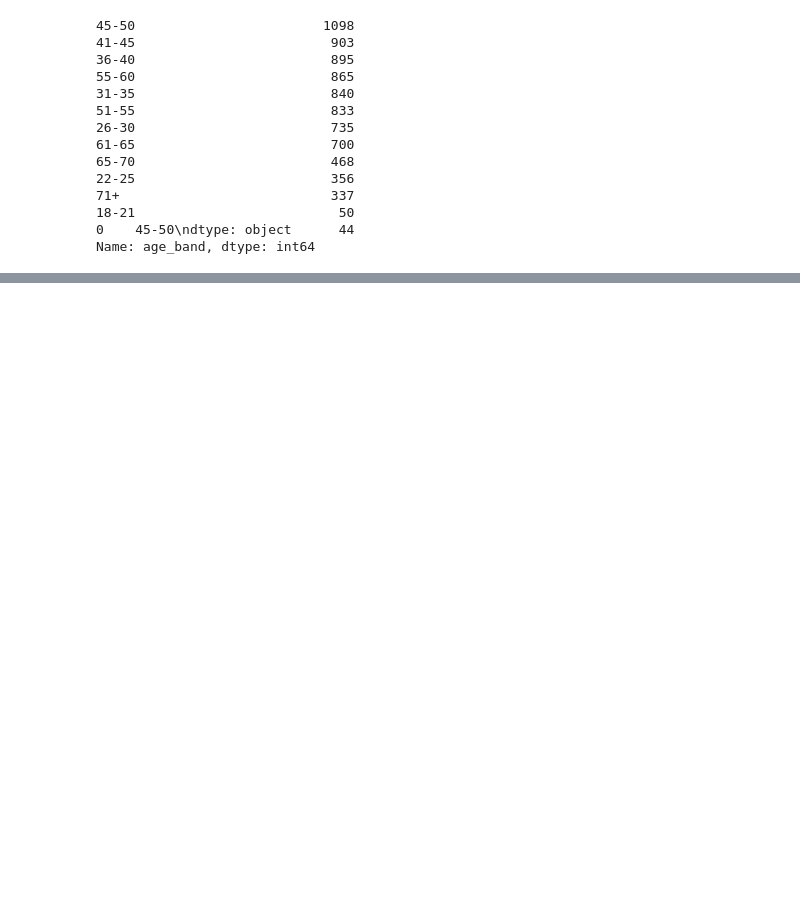
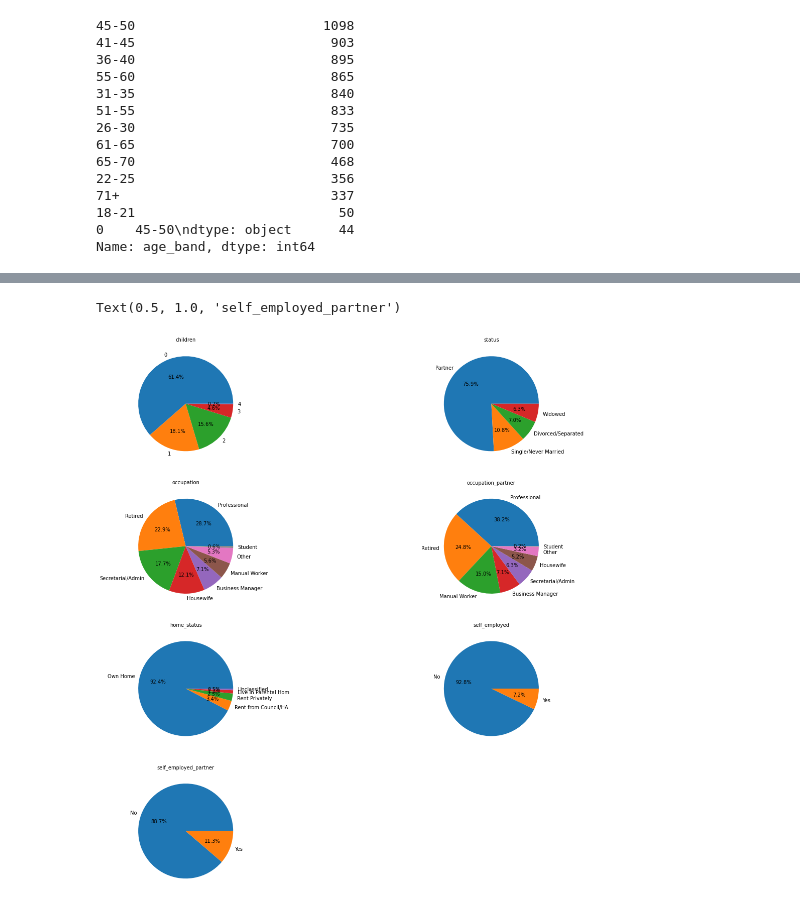
Before and after one commit to 0prawin0/High-Low-Net-worth-Customer-Classification, a Jupyter notebook: Net Worth Customer Classification.ipynb, the cells around one changed output, grey strips where cells are left out. Saved outputs shown, nothing was run; the diff lists cells and outputs as text; code cells hidden in the pictures; blank space fills up the shorter version.

```diff
--- a/Net Worth Customer Classification.ipynb
+++ b/Net Worth Customer Classification.ipynb
@@ -364,0 +229,35 @@ X_train,X_test,y_train,y_test=train_test_split(x_main_1,y_main_1,random_state=10
+# %%
+plt.figure(figsize=(20,20))
+fig.tight_layout()
+plt.subplot(4,2,1)
+plt.pie(x_main['children'].value_counts(),labels=x_main['children'].value_counts().index,autopct="%.1f%%")
+plt.title('children',fontsize=10)
+plt.subplot(4,2,2)
+plt.pie(x_main['status'].value_counts(),labels=x_main['status'].value_counts().index,autopct="%.1f%%")
+plt.title('status',fontsize=10)
+plt.subplot(4,2,3)
+plt.pie(x_main['occupation'].value_counts(),labels=x_main['occupation'].value_counts().index,autopct="%.1f%%")
+plt.title('occupation',fontsize=10)
+plt.subplot(4,2,4)
+plt.pie(x_main['occupation_partner'].value_counts(),labels=x_main['occupation_partner'].value_counts().index,autopct="%.1f%%")
+plt.title('occupation_partner',fontsize=10)
+plt.subplot(4,2,5)
+plt.pie(x_main['home_status'].value_counts(),labels=x_main['home_status'].value_counts().index,autopct="%.1f%%")
+plt.title('home_status',fontsize=10)
+plt.subplot(4,2,6)
+plt.pie(x_main['self_employed'].value_counts(),labels=x_main['self_employed'].value_counts().index,autopct="%.1f%%")
+plt.title('self_employed',fontsize=10)
+plt.subplot(4,2,7)
+plt.pie(x_main['self_employed_partner'].value_counts(),labels=x_main['self_employed_partner'].value_counts().index,autopct="%.1f%%")
+plt.title('self_employed_partner',fontsize=10)
+
+# Most of the people have 0 zero children
+# Almost 75.9% of people have partners
+# Majority of people are either professionals or retired
+# Majority of people have partners that are professionals
+# 92.4% of people own houses
+# 92.8% of people are not self employed
+# 88.7% of people do not have self employed partners
+# %% [output]
+Text(0.5, 1.0, 'self_employed_partner')
+[figure, added]
```
Also changed, not shown: parts of 148 cells of this notebook.
